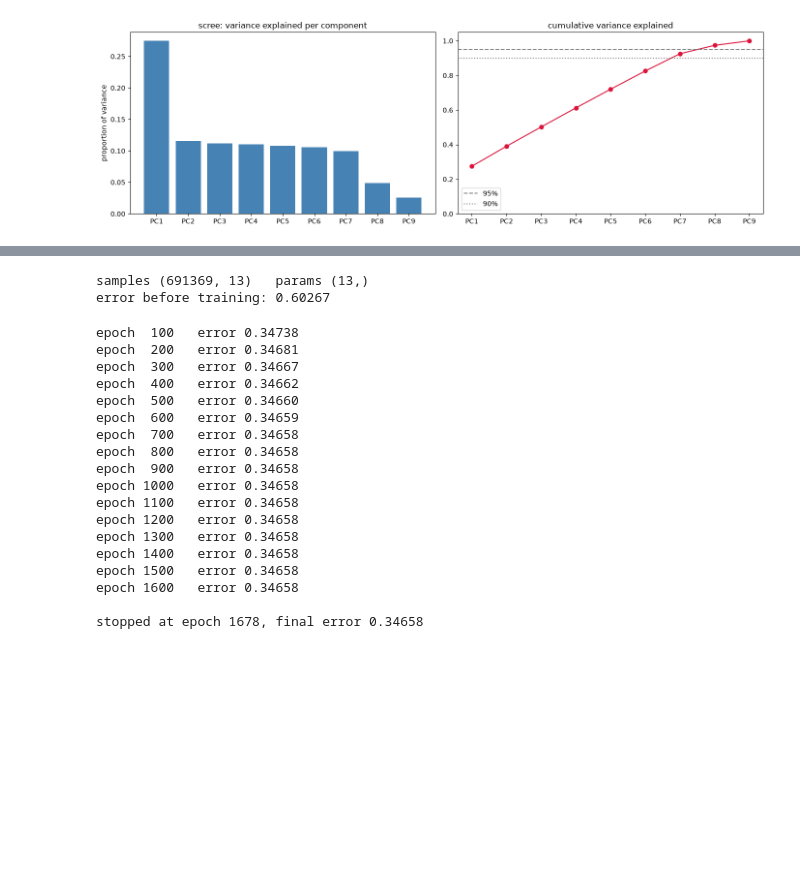
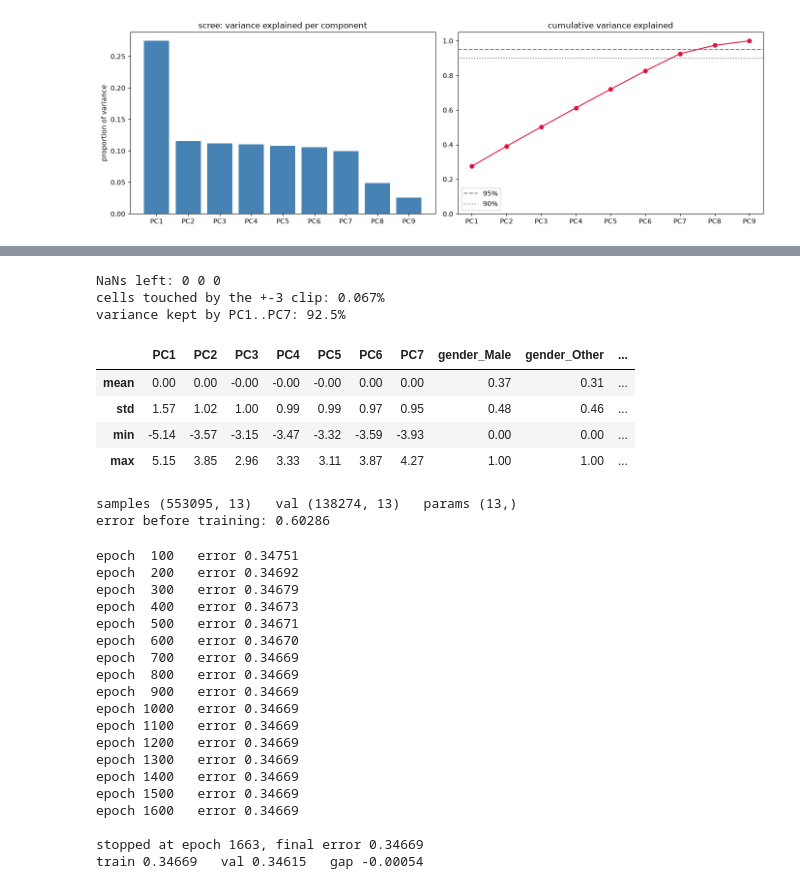
Before and after one commit to CsVazquezz/SmartphoneAddictionModel, a Jupyter notebook: notebooks/logistic_regression_pipeline.ipynb, the cells around one changed output, grey strips where cells are left out. Saved outputs shown, nothing was run; the diff lists cells and outputs as text; code cells hidden in the pictures; blank space fills up the shorter version.

```diff
--- a/notebooks/logistic_regression_pipeline.ipynb
+++ b/notebooks/logistic_regression_pipeline.ipynb
@@ -353,3 +346,21 @@ variance kept by PC1..PC7: 92.5%
+# %%
+# --- sanity checks ---
+print("NaNs left:", np.isnan(X_train).sum(), np.isnan(X_val).sum(), np.isnan(X_test).sum())
+
+z_raw = (df_tr[features].fillna(prep["median"]) - prep["mean"]) / prep["std"]
+print("cells touched by the +-3 clip: %.3f%%" % (100 * (z_raw.abs() > 3).to_numpy().mean()))
+print("variance kept by PC1..PC7: %.1f%%" % (100 * var["cumulative"].iloc[N_PC - 1]))
+
+pd.DataFrame(X_train, columns=columns).describe().loc[["mean", "std", "min", "max"]].round(2)
+# %% [output]
+NaNs left: 0 0 0
+cells touched by the +-3 clip: 0.067%
+variance kept by PC1..PC7: 92.5%
+|  | PC1 | PC2 | PC3 | PC4 | PC5 | PC6 | PC7 | gender_Male | gender_Other | ... |
+| mean | 0.00 | 0.00 | -0.00 | -0.00 | -0.00 | 0.00 | 0.00 | 0.37 | 0.31 | ... |
+| std | 1.57 | 1.02 | 1.00 | 0.99 | 0.99 | 0.97 | 0.95 | 0.48 | 0.46 | ... |
+| min | -5.14 | -3.57 | -3.15 | -3.47 | -3.32 | -3.59 | -3.93 | 0.00 | 0.00 | ... |
+| max | 5.15 | 3.85 | 2.96 | 3.33 | 3.11 | 3.87 | 4.27 | 1.00 | 1.00 | ... |
 # %%
 # --- Logistic Regression from scratch ---
 #
@@ -388,7 +403,8 @@ def GD(params, samples, y, alfa):
     return params - alfa * (1 / len(samples)) * acum
 # %%
 # x0 = 1 on every row, so params[0] is the intercept
-samples = np.hstack([np.ones((len(X_train), 1)), X_train])   # (691369, 13)
+samples = np.hstack([np.ones((len(X_train), 1)), X_train])
+samples_val = np.hstack([np.ones((len(X_val), 1)), X_val])
 y = y_train.astype(float)
 
 params = np.zeros(samples.shape[1])
@@ -396,19 +412,22 @@ params[0] = np.log(y.mean() / (1 - y.mean()))   # start at the base-rate log-odd
 
 alfa = 0.5        # learning rate
 
-print("samples", samples.shape, "  params", params.shape)
-print("error before training:", round(show_errors(params, samples, y), 5))
+print("samples", samples.shape, "  val", samples_val.shape, "  params", params.shape)
+print("error before training:", round(cost(params, samples, y), 5))
 # %% [output]
-samples (691369, 13)   params (13,)
-error before training: 0.60267
+samples (553095, 13)   val (138274, 13)   params (13,)
+error before training: 0.60286
 # %%
-__errors__ = []
+# start at epoch 0: every weight is still zero, so this point is the baseline
+__errors__ = [cost(params, samples, y)]
+val_errors = [cost(params, samples_val, y_val)]
 epoch = 0
 
 while True:   # run gradient descent until it stops improving
     oldparams = params.copy()
     params = GD(params, samples, y, alfa)
     error = show_errors(params, samples, y)
+    val_errors.append(cost(params, samples_val, y_val))
     epoch = epoch + 1
 
     if epoch % 100 == 0:
@@ -419,23 +438,26 @@ while True:   # run gradient descent until it stops improving
         break
 
 print(f"\nstopped at epoch {epoch}, final error {error:.5f}")
+print("train %.5f   val %.5f   gap %+.5f"
+      % (__errors__[-1], val_errors[-1], val_errors[-1] - __errors__[-1]))
 # %% [output]
-epoch  100   error 0.34738
-epoch  200   error 0.34681
-epoch  300   error 0.34667
-epoch  400   error 0.34662
-epoch  500   error 0.34660
-epoch  600   error 0.34659
-epoch  700   error 0.34658
-epoch  800   error 0.34658
-epoch  900   error 0.34658
-epoch 1000   error 0.34658
-epoch 1100   error 0.34658
-epoch 1200   error 0.34658
-epoch 1300   error 0.34658
-epoch 1400   error 0.34658
-epoch 1500   error 0.34658
-epoch 1600   error 0.34658
+epoch  100   error 0.34751
+epoch  200   error 0.34692
+epoch  300   error 0.34679
+epoch  400   error 0.34673
+epoch  500   error 0.34671
+epoch  600   error 0.34670
+epoch  700   error 0.34669
+epoch  800   error 0.34669
+epoch  900   error 0.34669
+epoch 1000   error 0.34669
+epoch 1100   error 0.34669
+epoch 1200   error 0.34669
+epoch 1300   error 0.34669
+epoch 1400   error 0.34669
+epoch 1500   error 0.34669
+epoch 1600   error 0.34669
 
-stopped at epoch 1678, final error 0.34658
+stopped at epoch 1663, final error 0.34669
+train 0.34669   val 0.34615   gap -0.00054
 # %%
```
Also changed, not shown: parts of 12 cells of this notebook, 4 other files.
